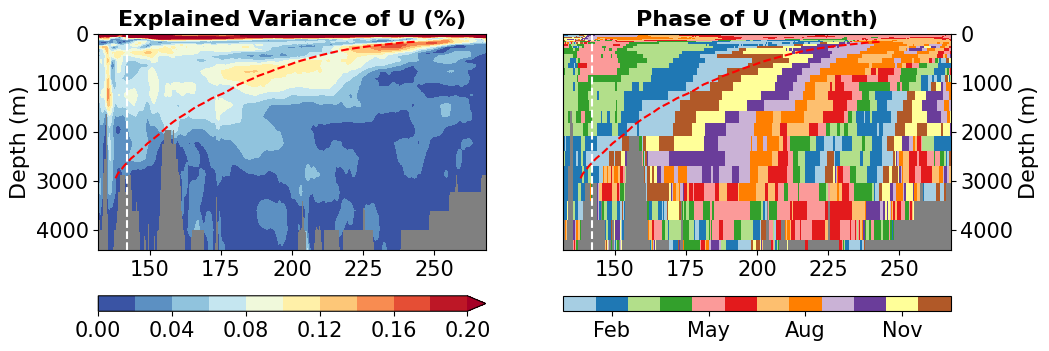
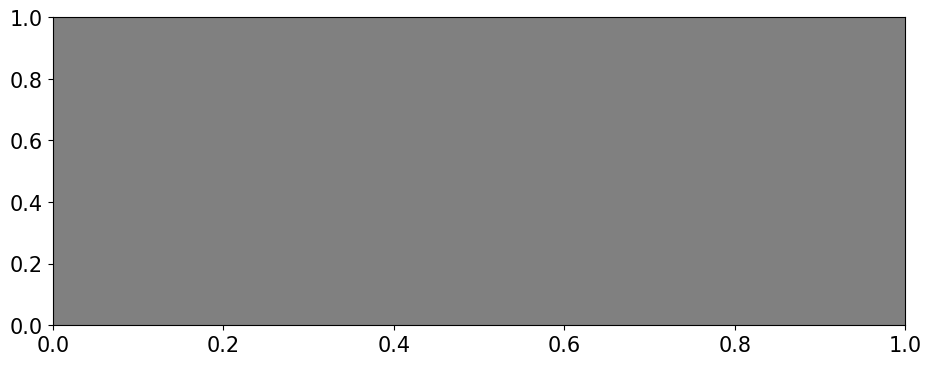
Unified diff of the notebook cell whose output changed from the first chart to the second:
--- before
+++ after
@@ -7,3 +7,3 @@
 fig = plt.figure(figsize=(11,4))
 ax = fig.add_subplot()
-mp.plot('u_sec_eq_ann',ax=ax,lon_lim=slice(132,268))
+mp.plot('u_ann_field',ax=ax,dep=1000)

Commit: mitplot新增平面调和分析